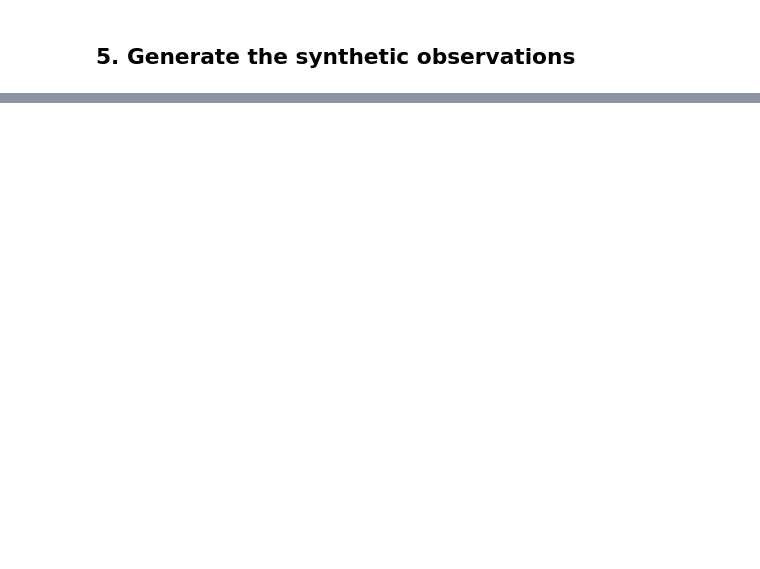
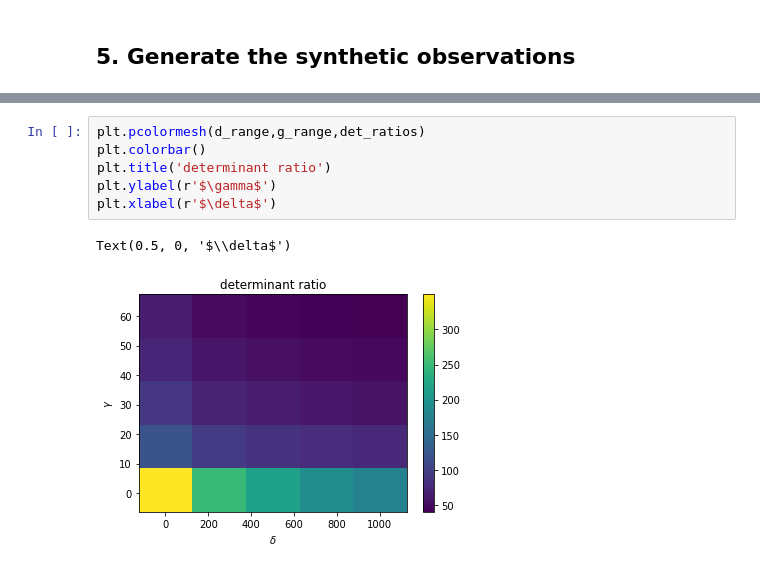
Before and after one commit to soniareilly/PDE_INLA, a Jupyter notebook: AdvectionDiffusionBayesian-INLA-2variables.ipynb, the cells around one changed output, grey strips where cells are left out. Drawn from its saved outputs; the diff is of its cells as text; blank space fills up the shorter version.

```diff
--- a/AdvectionDiffusionBayesian-INLA-2variables.ipynb
+++ b/AdvectionDiffusionBayesian-INLA-2variables.ipynb
@@ -656,0 +440,9 @@ plt.plot(locations[2][0],locations[2][1],'rs')
+# %%
+plt.pcolormesh(d_range,g_range,det_ratios)
+plt.colorbar()
+plt.title('determinant ratio')
+plt.ylabel(r'$\gamma$')
+plt.xlabel(r'$\delta$')
+# %% [output]
+Text(0.5, 0, '$\\delta$')
+[figure, added]
```
Also changed, not shown: parts of 26 cells of this notebook, 5 other files.
